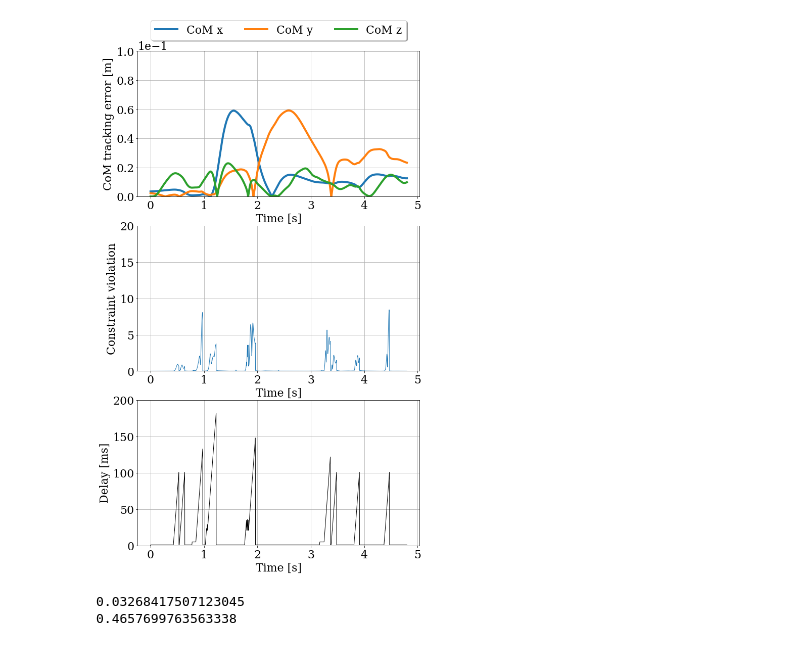
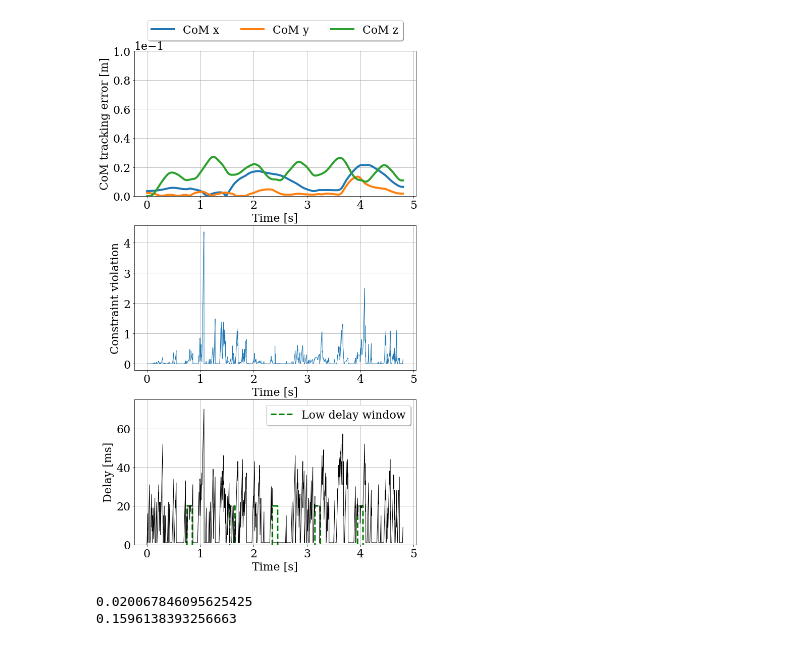
Before and after one commit to huaijiangzhu/delay_robust_invdyn, a Jupyter notebook: notebooks/walk.ipynb, the cells around one changed output. Drawn from its saved outputs; the diff is of its cells as text; code cells hidden in the pictures.

Commit message:
updated ns3 simulation

```diff
--- a/notebooks/walk.ipynb
+++ b/notebooks/walk.ipynb
@@ -50,9 +50,9 @@ DOUBLE_SUPPORT_DURATION = 5
 
 DELAY = 25
 NS3 = True
-SCENARIO = 'factory'
+SCENARIO = 'building3'
 if NS3:
-    LOWDELAY = 5
+    LOWDELAY = 20
 else:
     LOWDELAY = DELAY
 
@@ -398,41 +398,52 @@ for i in range(3):
     err = np.abs([data.com.pos[i,0]-data.com.pos_ref[i,0] for data in LOG])
     ax[0].plot(time, err, lw=4, label='CoM '+axes[i])
 
 ax[0].grid()
 ax[0].set_xlabel('Time [s]')
 ax[0].set_ylabel('CoM tracking error' + ' [m]' )
 _ = ax[0].legend(loc='upper center', bbox_to_anchor=(0.5, 1.25),
              ncol=3, fancybox=True, shadow=True)
 ax[0].ticklabel_format(style='sci', axis='y', scilimits=(0, 0))
 ax[0].set_ylim([0, 0.1])
 
 slack = [data.slack[1, 0] for data in LOG]
 ax[1].plot(time, slack, lw=1)
 ax[1].grid()
 ax[1].set_xlabel('Time [s]')
 ax[1].set_ylabel('Constraint violation' )
 # ax[1].ticklabel_format(style='sci', axis='y', scilimits=(0,0))
-ax[1].set_ylim([0, 20])
+# ax[1].set_ylim([0, 20])
 
 delays = [data.delay for data in LOG]
-ax[2].plot(time, delays, lw=1, color='k')
 ax[2].grid()
 ax[2].set_xlabel('Time [s]')
 ax[2].set_ylabel('Delay [ms]' )
-ax[2].set_ylim([0, 200])
+ax[2].set_ylim([0, 75])
+
+lowdelay_window = -1*np.ones(N_SIMULATION)
+for i in range(N_SIMULATION):
+    for steps in range(1, N_STEPS):
+        landing = STEP_DURATION * steps
+        if landing - LOWDELAY_WINDOW <= i < landing + LOWDELAY_WINDOW:
+            lowdelay_window[i] = LOWDELAY
+
+ax[2].plot(time, lowdelay_window, lw=3, color='g', ls='--', label='Low delay window')
+ax[2].plot(time, delays, lw=1, color='k')
+
+_ = ax[2].legend(loc='upper right', fancybox=True, shadow=True)
 
 file_name = 'walk_err_'
 if NS3:
     file_name += SCENARIO
 if LOCAL:
     file_name += '_local'
 fig.savefig(file_name + '.png', bbox_inches='tight')
 # %% [output]
-[figure, old version]
+[figure, new version]
 # %%
 com_err = [np.linalg.norm(data.com.pos-data.com.pos_ref) for data in LOG]
 print np.mean(com_err)
 print np.mean(slack)
 # %% [output]
-0.03268417507123045
-0.4657699763563338
+0.020067846095625425
+0.1596138393256663
```
Also changed, not shown: 2 other files.
